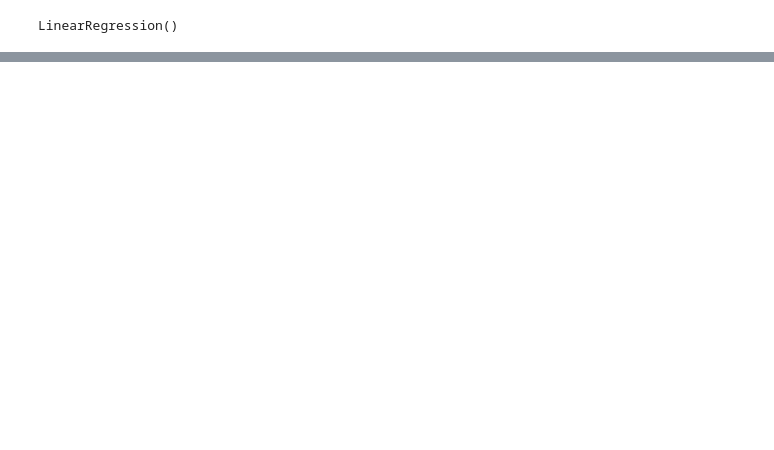
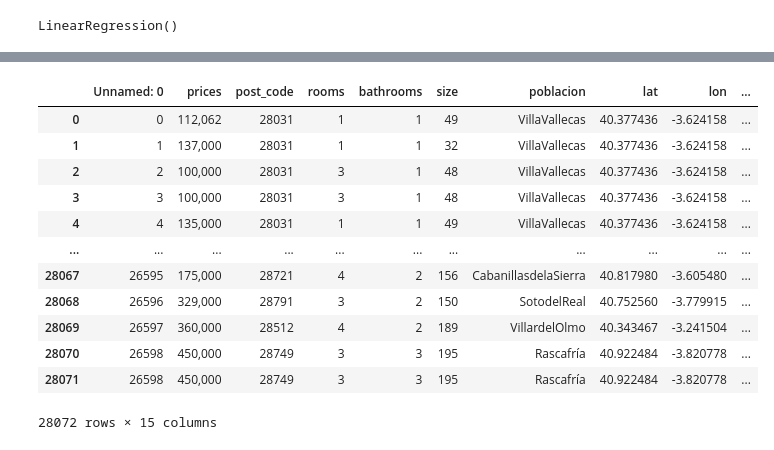
Before and after one commit to palvgoya/house_investment_finder, a Jupyter notebook: Madhouse Finder.ipynb, the cells around one changed output, grey strips where cells are left out. Saved outputs shown, nothing was run; the diff lists cells and outputs as text; code cells hidden in the pictures; blank space fills up the shorter version.

```diff
--- a/Madhouse Finder.ipynb
+++ b/Madhouse Finder.ipynb
@@ -685,0 +808,24 @@ len(predictions_rd)
+# %%
+df_final_houses['rooms'] = df_final_houses['rooms'].str.replace(' hab','')
+df_final_houses['bathrooms'] = df_final_houses['bathrooms'].str.replace(' wc','')
+df_final_houses['size'] = df_final_houses['size'].str.replace(' m²','')
+df_final_houses['prices'] = df_final_houses['prices'].str.replace('.',',')
+df_final_houses['prices'] = df_final_houses['prices'].str.replace(',','')
+df_final_houses['prices'] = df_final_houses['prices'].str.replace('€','')
+df_mad_houses['poblacion'] = df_mad_houses['poblacion'].str.replace(' ','')
+
+df_final_houses
+# %% [output]
+|  | Unnamed: 0 | prices | post_code | rooms | bathrooms | size | poblacion | lat | lon | ... |
+| 0 | 0 | 112,062 | 28031 | 1 | 1 | 49 | VillaVallecas | 40.377436 | -3.624158 | ... |
+| 1 | 1 | 137,000 | 28031 | 1 | 1 | 32 | VillaVallecas | 40.377436 | -3.624158 | ... |
+| 2 | 2 | 100,000 | 28031 | 3 | 1 | 48 | VillaVallecas | 40.377436 | -3.624158 | ... |
+| 3 | 3 | 100,000 | 28031 | 3 | 1 | 48 | VillaVallecas | 40.377436 | -3.624158 | ... |
+| 4 | 4 | 135,000 | 28031 | 1 | 1 | 49 | VillaVallecas | 40.377436 | -3.624158 | ... |
+| ... | ... | ... | ... | ... | ... | ... | ... | ... | ... | ... |
+| 28067 | 26595 | 175,000 | 28721 | 4 | 2 | 156 | CabanillasdelaSierra | 40.817980 | -3.605480 | ... |
+| 28068 | 26596 | 329,000 | 28791 | 3 | 2 | 150 | SotodelReal | 40.752560 | -3.779915 | ... |
+| 28069 | 26597 | 360,000 | 28512 | 4 | 2 | 189 | VillardelOlmo | 40.343467 | -3.241504 | ... |
+| 28070 | 26598 | 450,000 | 28749 | 3 | 3 | 195 | Rascafría | 40.922484 | -3.820778 | ... |
+| 28071 | 26598 | 450,000 | 28749 | 3 | 3 | 195 | Rascafría | 40.922484 | -3.820778 | ... |
+28072 rows × 15 columns
```
Also changed, not shown: parts of 92 cells of this notebook.
